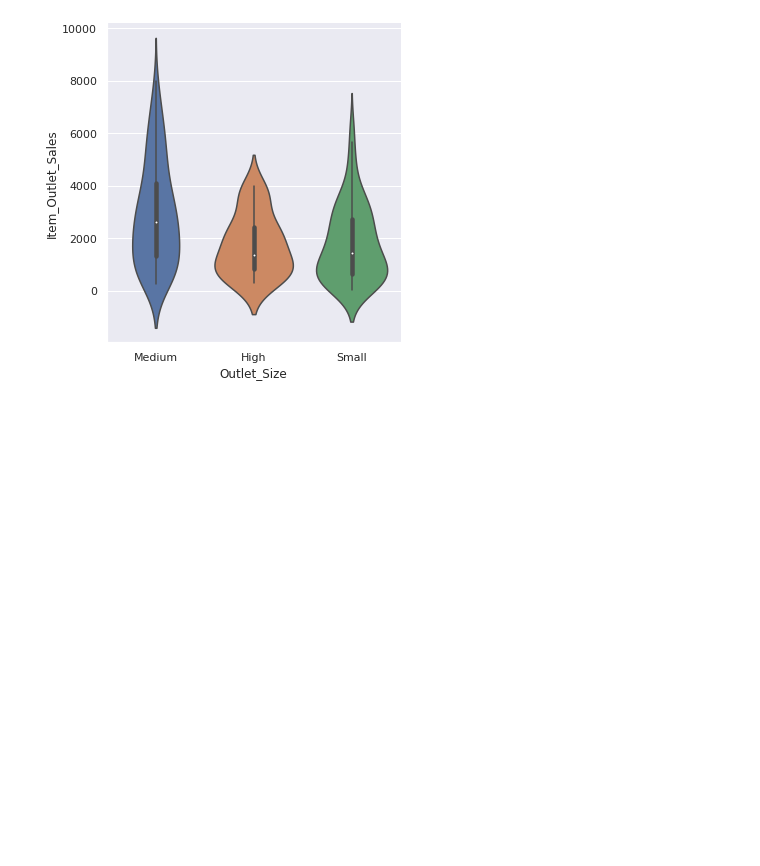
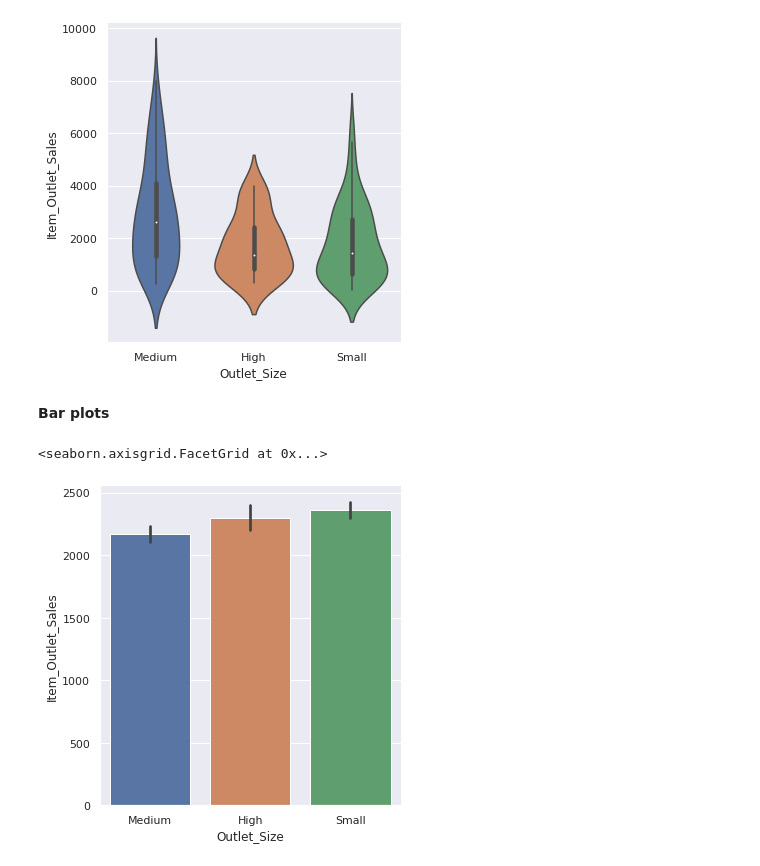
Before and after one commit to peterwainah/Data_analysi, a Jupyter notebook: Data Visualization .ipynb, the cells around one changed output. Drawn from its saved outputs; the diff is of its cells as text; code cells hidden in the pictures; blank space fills up the shorter version.

Commit message:
Implementation of Visualisation with Seaborn

```diff
--- a/Data Visualization .ipynb
+++ b/Data Visualization .ipynb
@@ -433,3 +433,10 @@ sns.catplot(x="Outlet_Size", y="Item_Outlet_Sales", kind="box",data=data_BM[:250
 sns.catplot(x="Outlet_Size", y="Item_Outlet_Sales", kind="violin",data=data_BM[:250]);
 # %% [output]
 [figure]
+# %% [markdown]
+ **Bar plots**
+# %%
+sns.catplot(x="Outlet_Size" , y="Item_Outlet_Sales", kind="bar", data=data_Bm)
+# %% [output]
+<seaborn.axisgrid.FacetGrid at 0x...>
+[figure, added]
```
Also changed, not shown: parts of 9 cells of this notebook, 1 other file.
